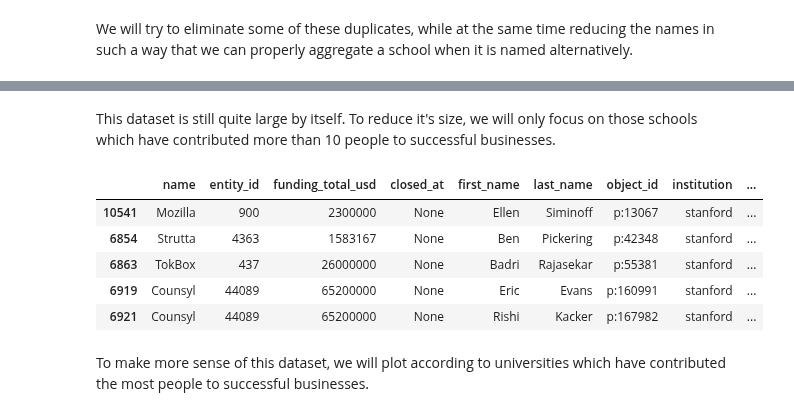
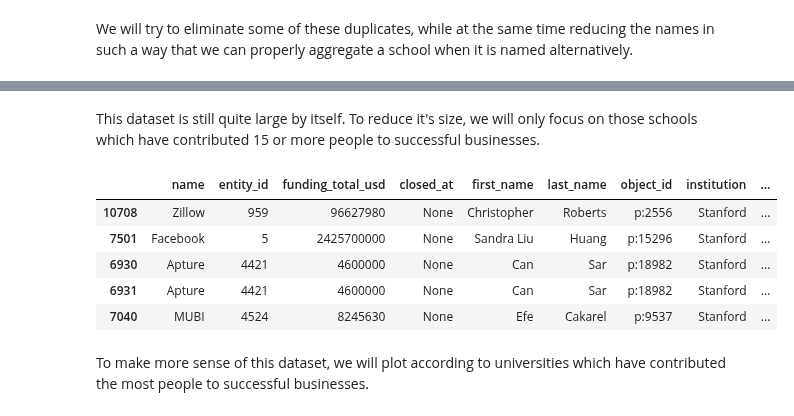
Before and after one commit to berkeley-stat159-f17/project-3-p2-mo-ma-ne, a Jupyter notebook: education.ipynb, the cells around one changed output, grey strips where cells are left out. Drawn from its saved outputs; the diff is of its cells as text; code cells hidden in the pictures.

```diff
--- a/education.ipynb
+++ b/education.ipynb
@@ -61,3 +19,10 @@ Index(['affiliation_name', 'birthplace', 'first_name', 'id', 'last_name',
+# %%
+conn = dbConnect()
+people = dbTableToDataFrame(conn,'cb_people')
+degrees = dbTableToDataFrame(conn,'cb_degrees')
+funding_rounds = dbTableToDataFrame(conn,'cb_funding_rounds')
+objects = dbTableToDataFrame(conn,'cb_objects')
+conn.close()
 # %% [markdown]
 ## The most successful businesses
 
@@ -222,8 +182,0 @@ delstems = ['univ','school','law','business']
-# %%
-# Also define some famous keywords or alternate names that clearly identify a specific school
-famous_keywords=['wharton','yale','harvard','mit','henley','berkeley','gurion','duke',
-             'babson','bentley','canberra','boulder','stanford','northwestern','usc',
-             'ucla','nyu','bowling green','baldwin wallace','boston coll','cal culinary',
-             'virginia commonwealth','virginia poly','stony brook','georgia tec']
-famous_altnames={'cal':'berkeley','pennsylvania':'penn','wharton':'penn','virginia poly':'virginia tec',
-                 'chicago booth':'chicago','massachusetts inst tec':'mit'}
@@ -279,0 +271,3 @@ CPE.institution=inst.str.join(' ')
+# %%
+CPE.institution=identify_institutions(CPE.institution)
+identify_institutions(CPE.institution)
@@ -280,19 +292,19 @@ CPE.institution=inst.str.join(' ')
 # %% [markdown]
-This dataset is still quite large by itself. To reduce it's size, we will only focus on those schools which have contributed more than 10 people to successful businesses.
+This dataset is still quite large by itself. To reduce it's size, we will only focus on those schools which have contributed 15 or more people to successful businesses.
 # %%
-people_contributed_min = 10
+people_contributed_min = 15
 inst_counts = pd.DataFrame(CPE.institution.value_counts())
 inst_counts = inst_counts.rename(columns={'institution':'total'})
-inst_mult = inst_counts[inst_counts.total>people_contributed_min]
+inst_mult = inst_counts[inst_counts.total>=people_contributed_min]
 CPE_count = pd.merge(CPE,inst_mult,left_on='institution',right_index=True).sort_values('total',ascending=False)
 CPE_count.head()
 # %% [output]
 |  | name | entity_id | funding_total_usd | closed_at | first_name | last_name | object_id | institution | ... |
-| 10541 | Mozilla | 900 | 2300000 | None | Ellen | Siminoff | p:13067 | stanford | ... |
-| 6854 | Strutta | 4363 | 1583167 | None | Ben | Pickering | p:42348 | stanford | ... |
-| 6863 | TokBox | 437 | 26000000 | None | Badri | Rajasekar | p:55381 | stanford | ... |
-| 6919 | Counsyl | 44089 | 65200000 | None | Eric | Evans | p:160991 | stanford | ... |
-| 6921 | Counsyl | 44089 | 65200000 | None | Rishi | Kacker | p:167982 | stanford | ... |
+| 10708 | Zillow | 959 | 96627980 | None | Christopher | Roberts | p:2556 | Stanford | ... |
+| 7501 | Facebook | 5 | 2425700000 | None | Sandra Liu | Huang | p:15296 | Stanford | ... |
+| 6930 | Apture | 4421 | 4600000 | None | Can | Sar | p:18982 | Stanford | ... |
+| 6931 | Apture | 4421 | 4600000 | None | Can | Sar | p:18982 | Stanford | ... |
+| 7040 | MUBI | 4524 | 8245630 | None | Efe | Cakarel | p:9537 | Stanford | ... |
 # %% [markdown]
 To make more sense of this dataset, we will plot according to universities which have contributed the most people to successful businesses.
 # %%
```
Also changed, not shown: parts of 19 cells of this notebook.
